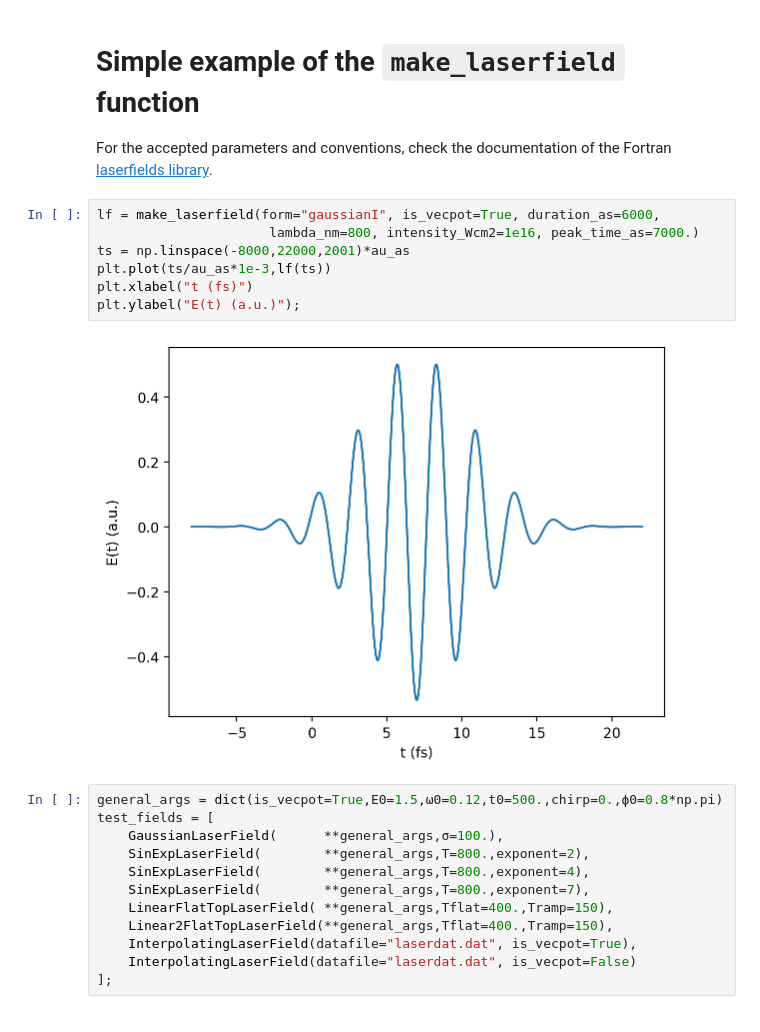
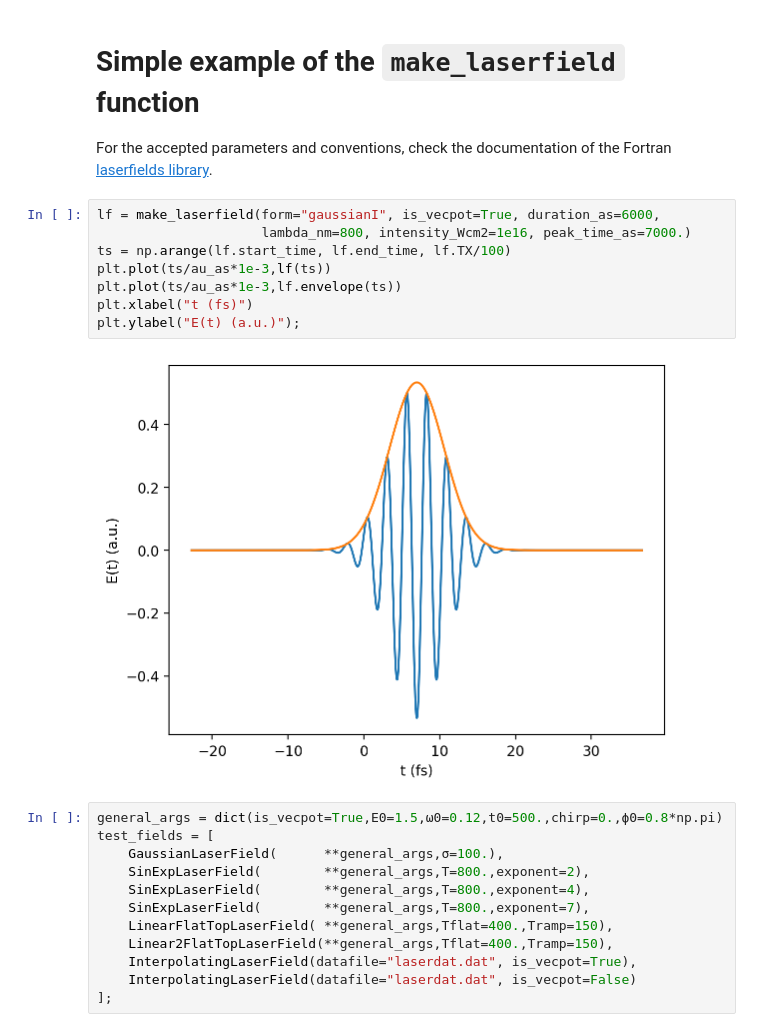
Before and after one commit to jfeist/pylaserfields, a Jupyter notebook: examples/examples.ipynb, the cells around one changed output. Cells and saved outputs as stored; diff of their text form.

```diff
--- a/examples/examples.ipynb
+++ b/examples/examples.ipynb
@@ -14,13 +14,14 @@ from laserfields import au_as
 For the accepted parameters and conventions, check the documentation of the Fortran [laserfields library](https://github.com/jfeist/laserfields).
 # %%
 lf = make_laserfield(form="gaussianI", is_vecpot=True, duration_as=6000,
-                      lambda_nm=800, intensity_Wcm2=1e16, peak_time_as=7000.)
-ts = np.linspace(-8000,22000,2001)*au_as
+                     lambda_nm=800, intensity_Wcm2=1e16, peak_time_as=7000.)
+ts = np.arange(lf.start_time, lf.end_time, lf.TX/100)
 plt.plot(ts/au_as*1e-3,lf(ts))
+plt.plot(ts/au_as*1e-3,lf.envelope(ts))
 plt.xlabel("t (fs)")
 plt.ylabel("E(t) (a.u.)");
 # %% [output]
-[figure, old version]
+[figure, new version]
 # %%
 general_args = dict(is_vecpot=True,E0=1.5,ω0=0.12,t0=500.,chirp=0.,ϕ0=0.8*np.pi)
 test_fields = [
```
Also changed, not shown: parts of 5 cells of this notebook, 1 other file.
